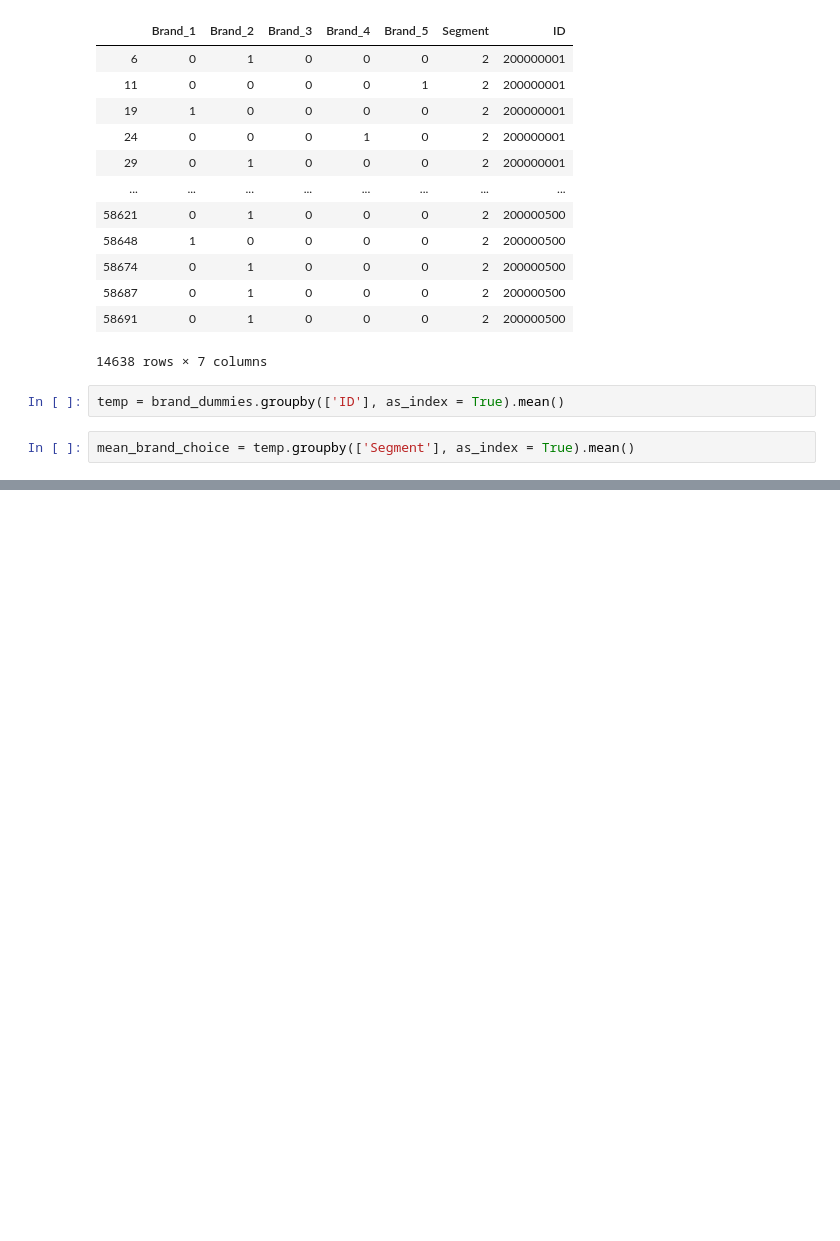
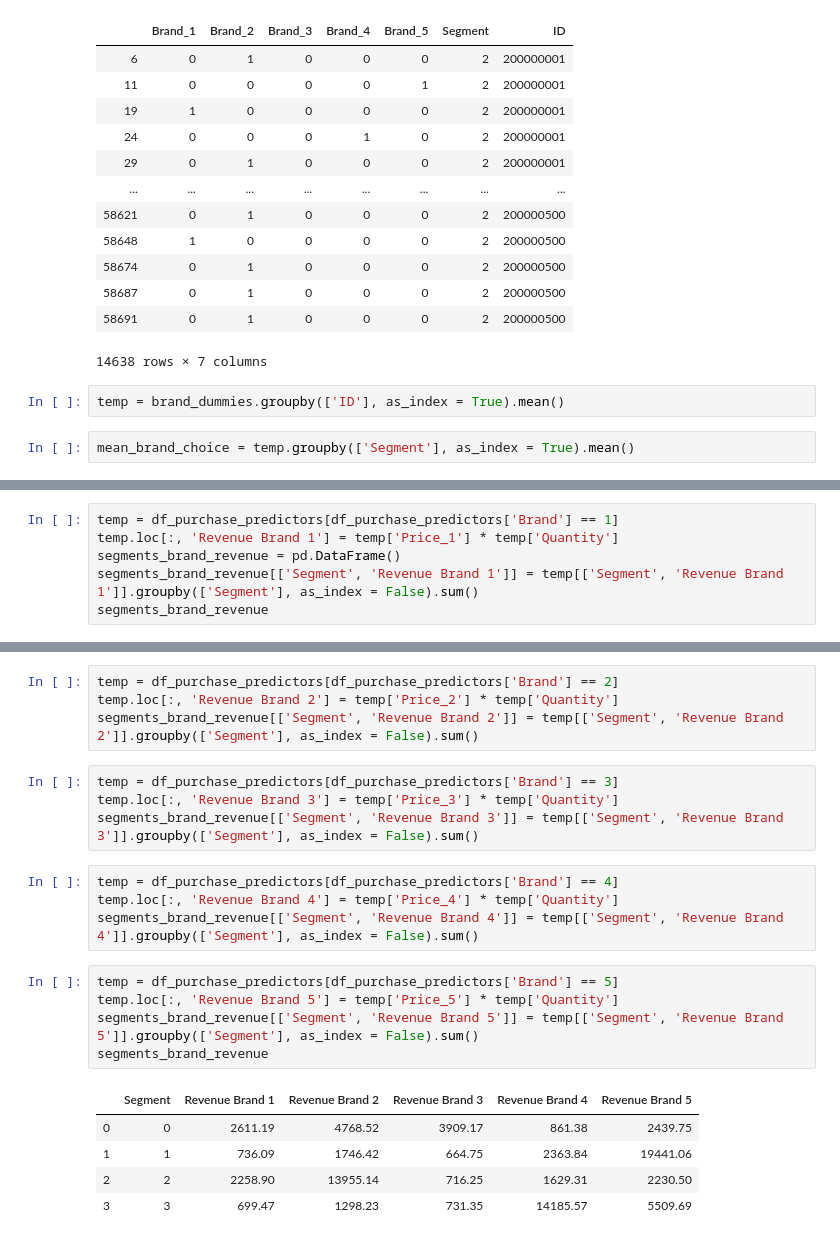
Before and after one commit to SaadAhmedSalim/Customer-Analytics-in-Python, a Jupyter notebook: Purchase Analytics Descriptive Analysis.ipynb, the cells around one changed output, grey strips where cells are left out. Drawn from its saved outputs; the diff is of its cells as text; blank space fills up the shorter version.

```diff
--- a/Purchase Analytics Descriptive Analysis.ipynb
+++ b/Purchase Analytics Descriptive Analysis.ipynb
@@ -240,0 +247,6 @@ plt.yticks([0,1,2,3],
+# %%
+temp = df_purchase_predictors[df_purchase_predictors['Brand'] == 1]
+temp.loc[:, 'Revenue Brand 1'] = temp['Price_1'] * temp['Quantity']
+segments_brand_revenue = pd.DataFrame()
+segments_brand_revenue[['Segment', 'Revenue Brand 1']] = temp[['Segment', 'Revenue Brand 1']].groupby(['Segment'], as_index = False).sum()
+segments_brand_revenue
@@ -240,0 +269,23 @@ plt.yticks([0,1,2,3],
+# %%
+temp = df_purchase_predictors[df_purchase_predictors['Brand'] == 2]
+temp.loc[:, 'Revenue Brand 2'] = temp['Price_2'] * temp['Quantity']
+segments_brand_revenue[['Segment', 'Revenue Brand 2']] = temp[['Segment', 'Revenue Brand 2']].groupby(['Segment'], as_index = False).sum()
+# %%
+temp = df_purchase_predictors[df_purchase_predictors['Brand'] == 3]
+temp.loc[:, 'Revenue Brand 3'] = temp['Price_3'] * temp['Quantity']
+segments_brand_revenue[['Segment', 'Revenue Brand 3']] = temp[['Segment', 'Revenue Brand 3']].groupby(['Segment'], as_index = False).sum()
+# %%
+temp = df_purchase_predictors[df_purchase_predictors['Brand'] == 4]
+temp.loc[:, 'Revenue Brand 4'] = temp['Price_4'] * temp['Quantity']
+segments_brand_revenue[['Segment', 'Revenue Brand 4']] = temp[['Segment', 'Revenue Brand 4']].groupby(['Segment'], as_index = False).sum()
+# %%
+temp = df_purchase_predictors[df_purchase_predictors['Brand'] == 5]
+temp.loc[:, 'Revenue Brand 5'] = temp['Price_5'] * temp['Quantity']
+segments_brand_revenue[['Segment', 'Revenue Brand 5']] = temp[['Segment', 'Revenue Brand 5']].groupby(['Segment'], as_index = False).sum()
+segments_brand_revenue
+# %% [output]
+|  | Segment | Revenue Brand 1 | Revenue Brand 2 | Revenue Brand 3 | Revenue Brand 4 | Revenue Brand 5 |
+| 0 | 0 | 2611.19 | 4768.52 | 3909.17 | 861.38 | 2439.75 |
+| 1 | 1 | 736.09 | 1746.42 | 664.75 | 2363.84 | 19441.06 |
+| 2 | 2 | 2258.90 | 13955.14 | 716.25 | 1629.31 | 2230.50 |
+| 3 | 3 | 699.47 | 1298.23 | 731.35 | 14185.57 | 5509.69 |
```
Also changed, not shown: parts of 5 cells of this notebook.
